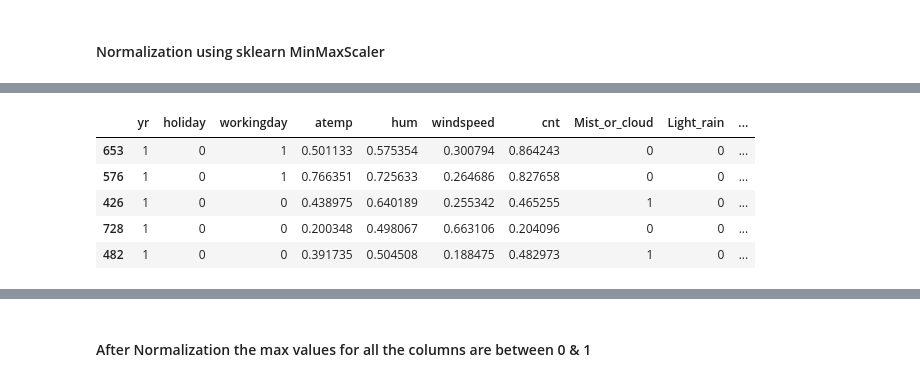
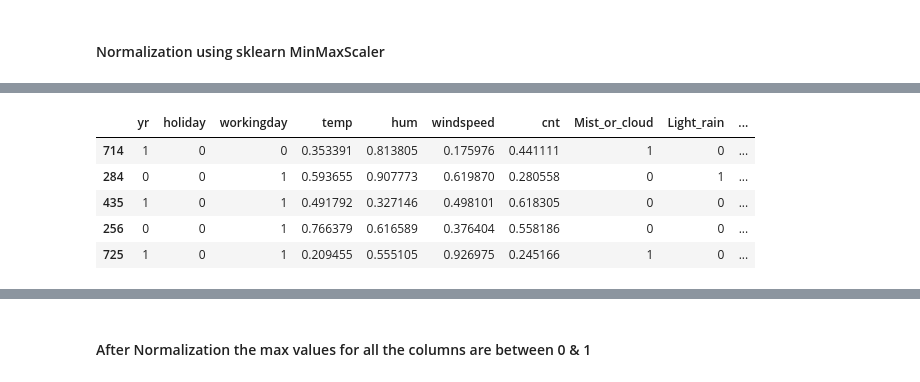
Before and after one commit to abhi-singh-123/bike-sharing-case-study, a Jupyter notebook: Linear_Regression_Assignment.ipynb, the cells around one changed output, grey strips where cells are left out. Saved outputs shown, nothing was run; the diff lists cells and outputs as text; code cells hidden in the pictures.

```diff
--- a/Linear_Regression_Assignment.ipynb
+++ b/Linear_Regression_Assignment.ipynb
@@ -268,2 +231,2 @@ bike.head()
 # %%
-bike = bike.drop(columns=['weekday','season','weathersit', 'mnth'], axis =1)
+bike = bike.drop(columns=['weekday','season','weathersit', 'mnth', 'registered', 'casual'], axis =1)
@@ -269,0 +292,3 @@ bike = bike.drop(columns=['weekday','season','weathersit', 'mnth'], axis =1)
+# %%
+bike = bike.drop(columns=["instant", "dteday", "atemp"])
+bike.shape, bike.head()
@@ -269,0 +330,9 @@ bike = bike.drop(columns=['weekday','season','weathersit', 'mnth'], axis =1)
+# %%
+col = ["temp", "hum", "windspeed"]
+for i in col:
+    percentile_25 = np.quantile(bike[i], q=0.25)
+    percentile_75 = np.quantile(bike[i], q=0.75)
+    IQR = percentile_75 - percentile_25
+    outliers_lower = percentile_25 - 1.5 * IQR
+    outliers_upper = percentile_75 + 1.5 * IQR
+    bike = bike[(bike[i]>outliers_lower) & (bike[i]<outliers_upper)]
@@ -282,2 +371,2 @@ plt.show()
 # %%
-bike = bike.drop(columns=['fall','Day_Sat', 'registered', 'casual'], axis =1)
+bike = bike.drop(columns=['fall','Day_Sat'], axis =1)
@@ -322,18 +449,18 @@ Index(['yr', 'holiday', 'workingday', 'atemp', 'hum', 'windspeed', 'cnt',
       dtype='object')
 # %%
 # Apply scaler() to all the columns except the 'yes-no' and 'dummy' variables
-num_vars = ['atemp', 'hum', 'windspeed', 'cnt']
+num_vars = ['temp', 'hum', 'windspeed', 'cnt']
 
 df_train[num_vars] = scaler.fit_transform(df_train[num_vars])
 
 df_train.head()
 # %% [output]
-|  | yr | holiday | workingday | atemp | hum | windspeed | cnt | Mist_or_cloud | Light_rain | ... |
-| 653 | 1 | 0 | 1 | 0.501133 | 0.575354 | 0.300794 | 0.864243 | 0 | 0 | ... |
-| 576 | 1 | 0 | 1 | 0.766351 | 0.725633 | 0.264686 | 0.827658 | 0 | 0 | ... |
-| 426 | 1 | 0 | 0 | 0.438975 | 0.640189 | 0.255342 | 0.465255 | 1 | 0 | ... |
-| 728 | 1 | 0 | 0 | 0.200348 | 0.498067 | 0.663106 | 0.204096 | 0 | 0 | ... |
-| 482 | 1 | 0 | 0 | 0.391735 | 0.504508 | 0.188475 | 0.482973 | 1 | 0 | ... |
+|  | yr | holiday | workingday | temp | hum | windspeed | cnt | Mist_or_cloud | Light_rain | ... |
+| 714 | 1 | 0 | 0 | 0.353391 | 0.813805 | 0.175976 | 0.441111 | 1 | 0 | ... |
+| 284 | 0 | 0 | 1 | 0.593655 | 0.907773 | 0.619870 | 0.280558 | 0 | 1 | ... |
+| 435 | 1 | 0 | 1 | 0.491792 | 0.327146 | 0.498101 | 0.618305 | 0 | 0 | ... |
+| 256 | 0 | 0 | 1 | 0.766379 | 0.616589 | 0.376404 | 0.558186 | 0 | 0 | ... |
+| 725 | 1 | 0 | 1 | 0.209455 | 0.555105 | 0.926975 | 0.245166 | 1 | 0 | ... |
 # %%
 df_train.shape
 # %% [output]
```
Also changed, not shown: parts of 120 cells of this notebook.
